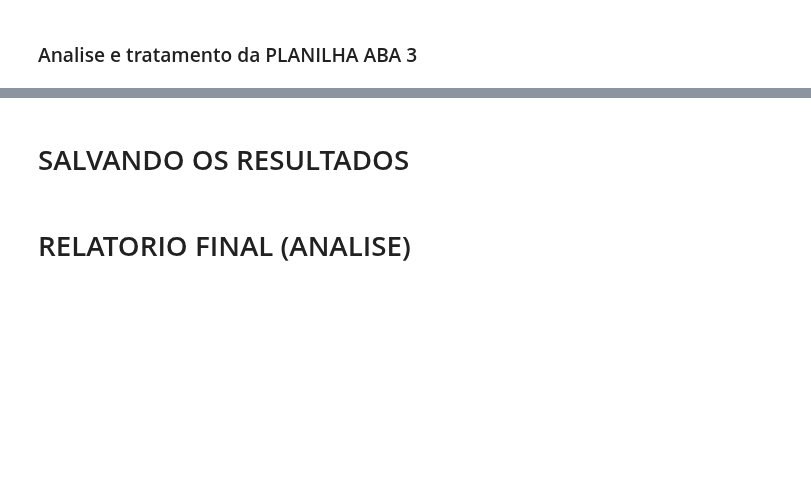
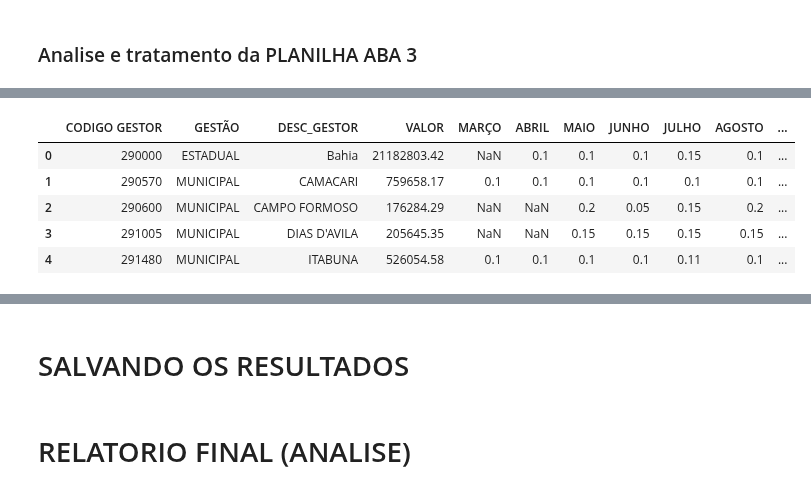
Before and after one commit to otavioaugust1/BOT_PORTARIA-90, a Jupyter notebook: validador.ipynb, the cells around one changed output, grey strips where cells are left out. Cells and saved outputs as stored; diff of their text form; code cells hidden in the pictures; blank space fills up the shorter version.

```diff
--- a/validador.ipynb
+++ b/validador.ipynb
@@ -149,7 +266,5 @@ df_planilha_aba2.info()
 # %%
 df_cnes_habilitacao['CNES'] = df_cnes_habilitacao['CNES'].astype(str) # Converte a coluna 'CNES' para string
 df_cnes_habilitacao2 = df_cnes_habilitacao.loc[df_cnes_habilitacao['CO_MOTIVO_DESAB'] > '0'] # Seleciona apenas os CNES habilitados
-df_cnes_habilitacao2.head() # Exibe as 5 primeiras linhas do arquivo
-
-df_planilha_aba2['CNES_ATIVO'] = np.where(df_planilha_aba2['CNES'].isin(df_cnes_habilitacao2['CNES']), 'NÃO', 'SIM') # Adiciona a coluna 'CNES_ATIVO' ao dataframe
+df_planilha_aba2['CNES_ATIVO'] = np.where(df_planilha_aba2['CNES'].isin(df_cnes_habilitacao2['CNES']), 'NÃO', '-') # Adiciona a coluna 'CNES_ATIVO' ao dataframe
 df_planilha_aba2.head() # Exibe as 5 primeiras linhas do arquivo
@@ -157,5 +279,5 @@ df_planilha_aba2.head() # Exibe as 5 primeiras linhas do arquivo
 #### Verificar se existe prestador sem procedimento informado em fila (relação ABA1 E ABA2)
 # %%
 # Idenfica se o procedimento informado na aba anterior está na aba atual
-df_planilha_aba2['PROC_INFORMADO'] = np.where(df_planilha_aba2['COD_PROCEDIMENTO'].isin(df_planilha_aba1['COD_PROCEDIMENTO']), 'SIM','NÃO')
+df_planilha_aba2['PROC_INFORMADO'] = np.where(df_planilha_aba2['COD_PROCEDIMENTO'].isin(df_planilha_aba1['COD_PROCEDIMENTO']), '-','NÃO')
 df_planilha_aba2.head()
@@ -173,2 +318,14 @@ df_planilha_aba1.head()
 # %% [markdown]
 #### Verificar habilitação x CNES
+# %%
+df_planilha_aba2_h = df_planilha_aba2[['CNES','COD_PROCEDIMENTO']] # Cria um novo dataframe com as colunas 'CNES','COD_PROCEDIMENTO',
+df_planilha_aba2_h.drop_duplicates(subset='COD_PROCEDIMENTO', keep='first', inplace=True) # Remove os valores duplicados da coluna 'COD_PROCEDIMENTO'
+df_planilha_aba2_h['PROC_HABILITACAO'] = df_planilha_aba2_h['COD_PROCEDIMENTO'].map(df_sigtap_h.set_index('COD_PROCEDIMENTO')['EXIGE HABILITACAO']) # Adiciona uma nova coluna com a informação de habilitação do procedimento
+df_planilha_aba2_h = df_planilha_aba2_h.merge(df_sigtap_h[['COD_PROCEDIMENTO','CO_HABILITACAO']], on='COD_PROCEDIMENTO', how='left') # Adiciona a coluna 'PROC_VALIDO' ao dataframe
+df_planilha_aba2_h = df_planilha_aba2_h.merge(df_cnes_habilitacao[['CNES','CO_CODIGO_GRUPO']], on='CNES', how='left') # Adiciona a coluna 'PROC_VALIDO' ao dataframe
+df_planilha_aba2_h.drop(df_planilha_aba2_h.loc[df_planilha_aba2_h['PROC_HABILITACAO'] == '-'].index, inplace=True) # Remove os procedimentos que não exigem habilitação
+df_planilha_aba2_h['CNES_HABILITADO'] = np.where(df_planilha_aba2_h['CO_CODIGO_GRUPO'].isin(df_planilha_aba2_h['CO_HABILITACAO']), 'SIM','EXIGE_HAB') # Adiciona a coluna 'CNES_HABILITADO' ao dataframe
+df_planilha_aba2_h.drop_duplicates(subset='COD_PROCEDIMENTO', keep='first', inplace=True) # Remove os valores duplicados da coluna 'CNES'
+df_planilha_aba2 = df_planilha_aba2.merge(df_planilha_aba2_h[['CNES','COD_PROCEDIMENTO','CNES_HABILITADO']], on=['CNES','COD_PROCEDIMENTO'], how='left') # Adiciona a coluna 'CNES_HABILITADO' ao dataframe
+df_planilha_aba2.drop_duplicates(subset='LINHA', keep='first', inplace=True) # Remove os valores duplicados da coluna 'CNES'
+df_planilha_aba2.head()
@@ -174,0 +341,13 @@ df_planilha_aba1.head()
+# %%
+df_planilha_aba2_s = df_planilha_aba2[['CNES','COD_PROCEDIMENTO']] # Cria um novo dataframe com as colunas 'CNES','COD_PROCEDIMENTO',
+df_planilha_aba2_s.drop_duplicates(subset='COD_PROCEDIMENTO', keep='first', inplace=True) # Remove os valores duplicados da coluna 'COD_PROCEDIMENTO'
+df_planilha_aba2_s['EXIGE SERVIÇO'] = df_planilha_aba2_s['COD_PROCEDIMENTO'].map(df_sigtap_s.set_index('COD_PROCEDIMENTO')['EXIGE SERVIÇO']) # Adiciona uma nova coluna com a informação de habilitação do procedimento
+df_planilha_aba2_s = df_planilha_aba2_s.merge(df_sigtap_s[['COD_PROCEDIMENTO','CO_SERVICO']], on='COD_PROCEDIMENTO', how='left') # Adiciona a coluna 'PROC_VALIDO' ao dataframe
+df_cnes_servicos = df_cnes_servicos.rename(columns={"CO_CNES": "CNES"}) # Renomeia a coluna 'CO_CNES' para 'CNES'
+df_planilha_aba2_s = df_planilha_aba2_s.merge(df_cnes_servicos[['CNES','CO_SERVICO']], on='CNES', how='left') # Adiciona a coluna 'PROC_VALIDO' ao dataframe
+df_planilha_aba2_s.drop(df_planilha_aba2_s.loc[df_planilha_aba2_s['EXIGE SERVIÇO'] == '-'].index, inplace=True) # Remove os procedimentos que não exigem habilitação
+df_planilha_aba2_s['CNES_SERVICO'] = np.where(df_planilha_aba2_s['CO_SERVICO_x'].isin(df_planilha_aba2_s['CO_SERVICO_y']), 'SIM','EXIGE_SERV') # Adiciona a coluna 'CNES_HABILITADO' ao dataframe
+df_planilha_aba2_s.drop_duplicates(subset='COD_PROCEDIMENTO', keep='first', inplace=True) # Remove os valores duplicados da coluna 'CNES'
+df_planilha_aba2 = df_planilha_aba2.merge(df_planilha_aba2_s[['CNES','COD_PROCEDIMENTO','CNES_SERVICO']], on=['CNES','COD_PROCEDIMENTO'], how='left') # Adiciona a coluna 'CNES_HABILITADO' ao dataframe
+df_planilha_aba2.drop_duplicates(subset='LINHA', keep='first', inplace=True) # Remove os valores duplicados da coluna 'CNES'
+df_planilha_aba2.head()
@@ -193,13 +398,21 @@ df_planilha_aba3.head() # Exibe as 5 primeiras linhas do arquivo
 # %%
 df_planilha_aba3['CODIGO GESTOR'] = df_planilha_aba3['CODIGO GESTOR'].astype(int) # Converte a coluna 'MUNIC_PRESTADOR' para string
+df_planilha_aba2['CO_MUNICIPIO_GESTOR'] = df_planilha_aba2['CO_MUNICIPIO_GESTOR'].astype(int) # Converte a coluna 'CO_MUNICIPIO_GESTOR' para string
 df_planilha_aba3['MUNIC_PRESTADOR'] = np.where(df_planilha_aba3['CODIGO GESTOR'].isin(df_planilha_aba2['CO_MUNICIPIO_GESTOR']), 'SIM','NÃO')
 df_planilha_aba3_m = df_planilha_aba3[df_planilha_aba3['GESTÃO'] == 'MUNICIPAL'] # Filtra os dados da aba 3 que possuem gestão municipal
 df_teto['Código IBGE'] = df_teto['Código IBGE'].astype(int) # Converte a coluna 'Código IBGE' para string
 df_planilha_aba3 = pd.merge(df_planilha_aba3, df_teto, left_on='CODIGO GESTOR', right_on='Código IBGE', how='left') # Realiza o merge das duas planilhas
 
 df_planilha_aba3.drop(['Código IBGE', 'Código Gestão', 'Descrição Gestão'], axis=1, inplace=True) # Remove a coluna 'Código IBGE'
 df_planilha_aba3.rename(columns={'Descrição Gestão':'DESC_GESTOR','Estado / Município':'DESC_GESTOR_C','Teto Financeiro MAC - Valores Anuais (R$)':'TETO_FINANC_ANO'}, inplace=True) # Renomeia a coluna 'Descrição Gestão'
 df_planilha_aba3['TETO_FINANC_ANO'] = df_planilha_aba3['TETO_FINANC_ANO'].astype(float) # Converte a coluna 'TETO_FINANC_ANO' para float
 df_planilha_aba3['TETO_FINANC_MES'] = df_planilha_aba3['TETO_FINANC_ANO'] / 12 # Calcula o teto financeiro mensal
 
 df_planilha_aba3.head()
+# %% [output]
+|  | CODIGO GESTOR | GESTÃO | DESC_GESTOR | VALOR | MARÇO | ABRIL | MAIO | JUNHO | JULHO | AGOSTO | ... |
+| 0 | 290000 | ESTADUAL | Bahia | 21182803.42 | NaN | 0.1 | 0.1 | 0.1 | 0.15 | 0.1 | ... |
+| 1 | 290570 | MUNICIPAL | CAMACARI | 759658.17 | 0.1 | 0.1 | 0.1 | 0.1 | 0.1 | 0.1 | ... |
+| 2 | 290600 | MUNICIPAL | CAMPO FORMOSO | 176284.29 | NaN | NaN | 0.2 | 0.05 | 0.15 | 0.2 | ... |
+| 3 | 291005 | MUNICIPAL | DIAS D'AVILA | 205645.35 | NaN | NaN | 0.15 | 0.15 | 0.15 | 0.15 | ... |
+| 4 | 291480 | MUNICIPAL | ITABUNA | 526054.58 | 0.1 | 0.1 | 0.1 | 0.1 | 0.11 | 0.1 | ... |
```
Also changed, not shown: parts of 45 cells of this notebook, 1 other file.
